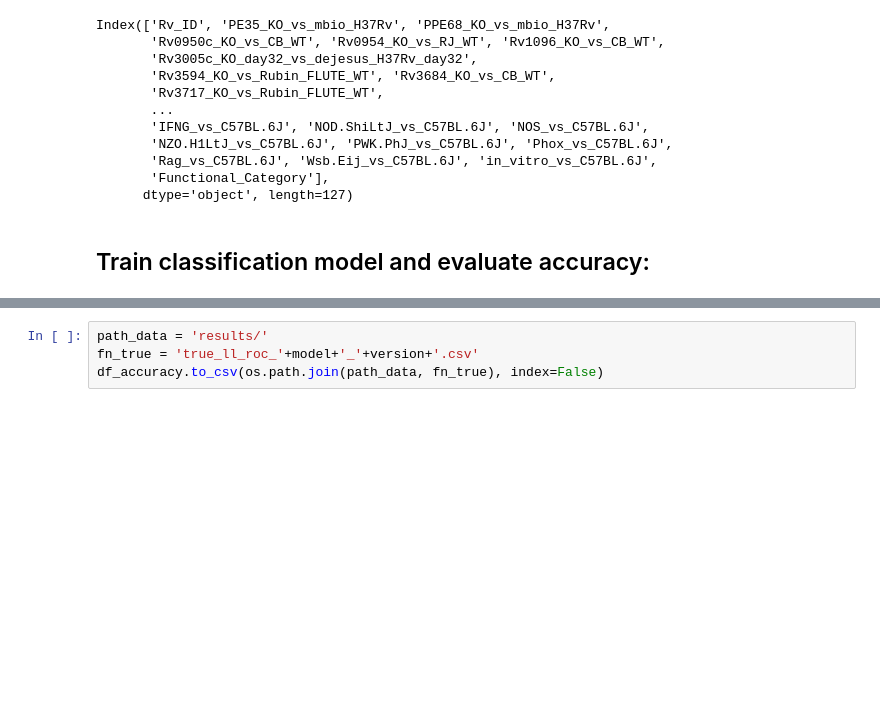
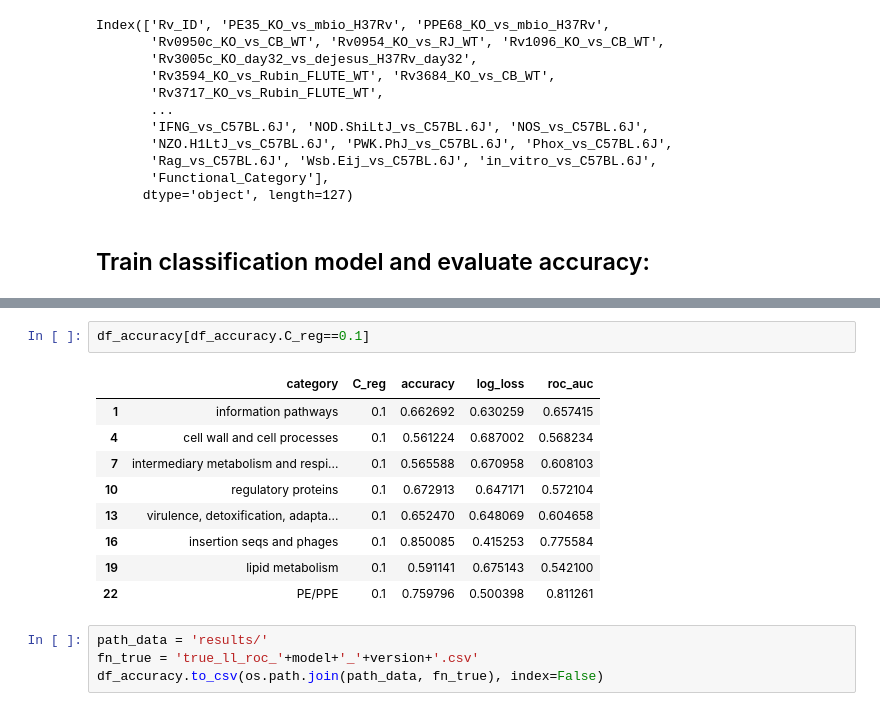
Before and after one commit to ajinich/mtb_tn_db, a Jupyter notebook: ml-standardised_data/adrian_log_reg.ipynb, the cells around one changed output, grey strips where cells are left out. Drawn from its saved outputs; the diff is of its cells as text; blank space fills up the shorter version.

```diff
--- a/ml-standardised_data/adrian_log_reg.ipynb
+++ b/ml-standardised_data/adrian_log_reg.ipynb
@@ -218,6 +214,18 @@ virulence, detoxification, adaptation
 insertion seqs and phages
 lipid metabolism
 PE/PPE
+# %%
+df_accuracy[df_accuracy.C_reg==0.1]
+# %% [output]
+|  | category | C_reg | accuracy | log_loss | roc_auc |
+| 1 | information pathways | 0.1 | 0.662692 | 0.630259 | 0.657415 |
+| 4 | cell wall and cell processes | 0.1 | 0.561224 | 0.687002 | 0.568234 |
+| 7 | intermediary metabolism and respi... | 0.1 | 0.565588 | 0.670958 | 0.608103 |
+| 10 | regulatory proteins | 0.1 | 0.672913 | 0.647171 | 0.572104 |
+| 13 | virulence, detoxification, adapta... | 0.1 | 0.652470 | 0.648069 | 0.604658 |
+| 16 | insertion seqs and phages | 0.1 | 0.850085 | 0.415253 | 0.775584 |
+| 19 | lipid metabolism | 0.1 | 0.591141 | 0.675143 | 0.542100 |
+| 22 | PE/PPE | 0.1 | 0.759796 | 0.500398 | 0.811261 |
 # %%
 path_data = 'results/'
 fn_true = 'true_ll_roc_'+model+'_'+version+'.csv'
```
Also changed, not shown: parts of 7 cells of this notebook, 16 other files.
